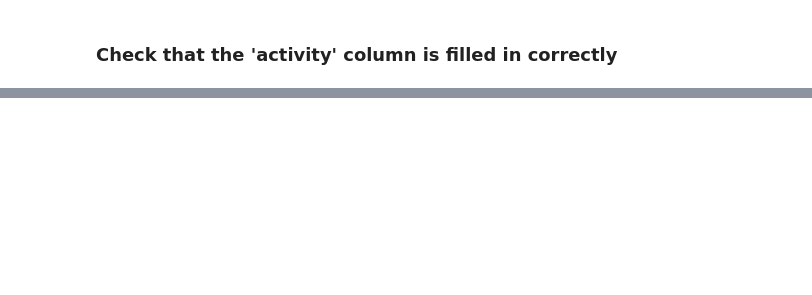
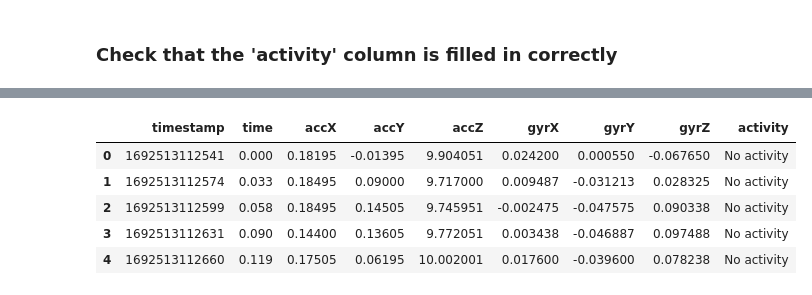
Before and after one commit to Mykhailo20/DS_Bootcamp_2023, a Jupyter notebook: Homework_5/Physical_Activity_Analysis/Physical_Activity_Analysis.ipynb, the cells around one changed output, grey strips where cells are left out. Drawn from its saved outputs; the diff is of its cells as text; code cells hidden in the pictures; blank space fills up the shorter version.

Commit message:
Homework_5: Label test_df in Label Studio and check the correctness of labeling

```diff
--- a/Homework_5/Physical_Activity_Analysis/Physical_Activity_Analysis.ipynb
+++ b/Homework_5/Physical_Activity_Analysis/Physical_Activity_Analysis.ipynb
@@ -89,16 +89,17 @@ def concat_dataframes(dfs, timestamp_col_name, timecol_position=1):
 # %% [markdown]
 ## Create activity dataframe
 # %%
-def create_activities_df(path):
+def create_activities_df(path, row_index=0):
     """ A function for creating a dataframe containing information about the beginning, end and name of each physical activity
     Args:
         1) path - the path to the Label Studio file that contains the labeled signals
+        2) row_index - the row index of the labeled dataframe (labeled_activities) obtained from Label Studio
     Returns:
         Dataframe containing information about the beginning, end and name of each physical activity
     """
     labeled_activities = pd.read_csv(path)
     labels = labeled_activities['label']
-    labels = np.array(labels)[0]    # the original type of labels is pd.Series
+    labels = np.array(labels)[row_index]    # the original type of labels is pd.Series
     labels = labels.split('},')
 
     activities_dict = {'start_time': [], 'end_time': [], 'activity': []}
@@ -112,14 +113,15 @@ def create_activities_df(path):
     activities_df = activities_df.sort_values(by='start_time').reset_index(drop=True)
     return activities_df
 
-def add_activity_column(path, df, df_merge_col):
+def add_activity_column(path, df, df_merge_col, row_index=0):
     """ Function to add 'activity' column to dataframe df
     Args:
         1) path - the path to the Label Studio file that contains the labeled signals
         2) df - a dataframe that contains the results of accelerometer and gyroscope measurements
         3) df_merge_col - the name of the column of the dataframe df, which contains data about the measurement time ('time' column)
+        4) row_index - the row index of the labeled dataframe (labeled_activities) obtained from Label Studio
     """
-    activities_df_local = create_activities_df(path)
+    activities_df_local = create_activities_df(path, row_index)
     merged_df = pd.merge_asof(df, activities_df_local, left_on=df_merge_col, right_on='start_time', direction='backward')
     df['activity'] = merged_df['activity']
 
@@ -781,0 +727,3 @@ df[df['time'] > 1847.925][:5]
+# %%
+test_df = pd.read_csv('data/40_Hz/concatenated_data/All/Test_1_2023-08-23.csv')
+test_df.head()
@@ -781,0 +737,10 @@ df[df['time'] > 1847.925][:5]
+# %%
+add_activity_column(path='data/40_Hz/labeled_data/Train_test_1_labeled_1.csv', df=test_df, df_merge_col='time', row_index=1)
+test_df.head()
+# %% [output]
+|  | timestamp | time | accX | accY | accZ | gyrX | gyrY | gyrZ | activity |
+| 0 | 1692513112541 | 0.000 | 0.18195 | -0.01395 | 9.904051 | 0.024200 | 0.000550 | -0.067650 | No activity |
+| 1 | 1692513112574 | 0.033 | 0.18495 | 0.09000 | 9.717000 | 0.009487 | -0.031213 | 0.028325 | No activity |
+| 2 | 1692513112599 | 0.058 | 0.18495 | 0.14505 | 9.745951 | -0.002475 | -0.047575 | 0.090338 | No activity |
+| 3 | 1692513112631 | 0.090 | 0.14400 | 0.13605 | 9.772051 | 0.003438 | -0.046887 | 0.097488 | No activity |
+| 4 | 1692513112660 | 0.119 | 0.17505 | 0.06195 | 10.002001 | 0.017600 | -0.039600 | 0.078238 | No activity |
```
Also changed, not shown: parts of 25 cells of this notebook, 2 other files.
